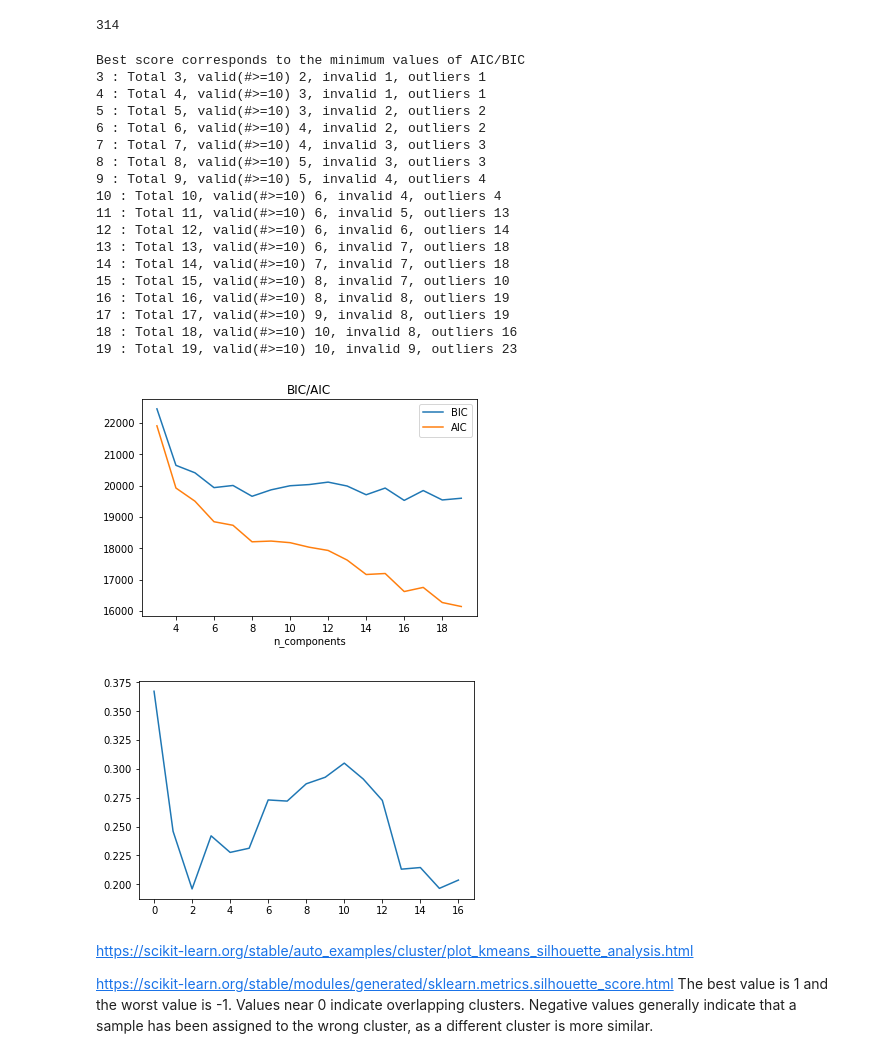
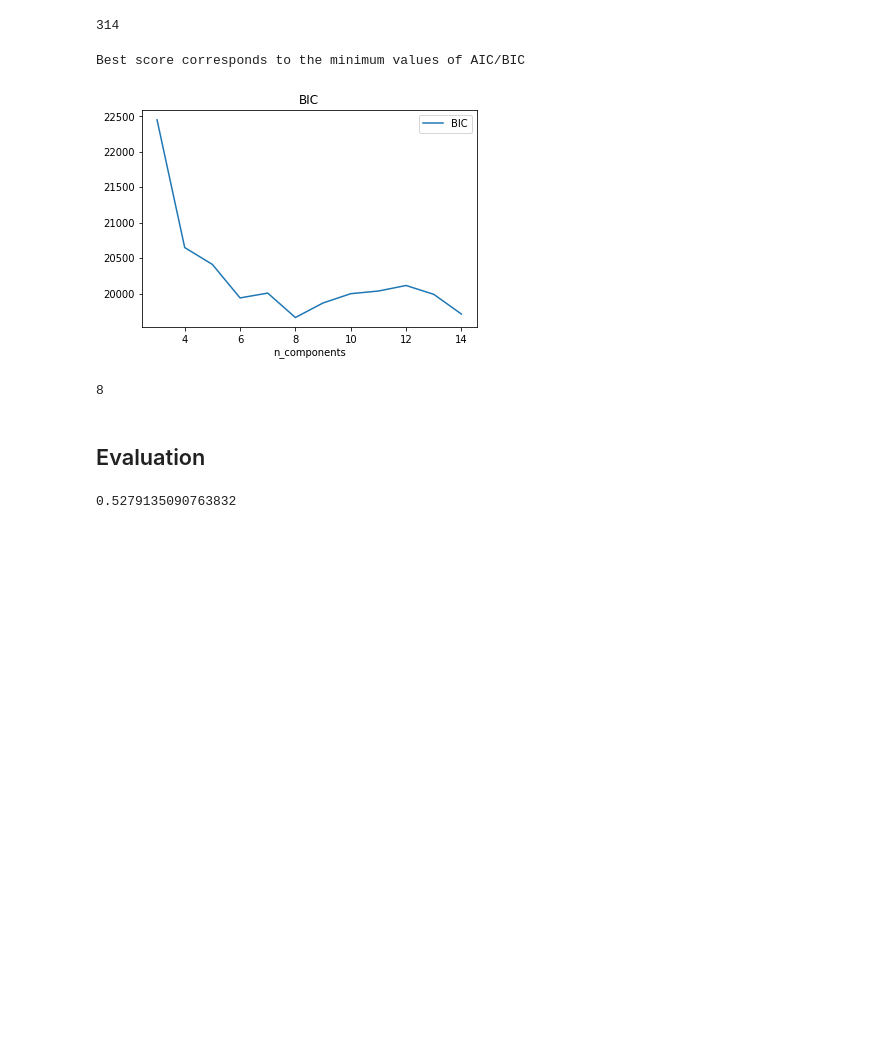
Before and after one commit to ciortanmadalina/single-cell-sota, a Jupyter notebook: gmm/pipeline.ipynb, the cells around one changed output. Cells and saved outputs as stored; diff of their text form; code cells hidden in the pictures; blank space fills up the shorter version.

```diff
--- a/gmm/pipeline.ipynb
+++ b/gmm/pipeline.ipynb
@@ -98,62 +99,27 @@ pc = PCA(n_components=8).fit_transform(scaledDf)
 def bestGMM(pc, c_min, c_max):
     print('Best score corresponds to the minimum values of AIC/BIC')
     bic = []
-    aic = []
-    sil = []
-    valid = []
-    invalid = []
-    outliers = []
+#     sil = []
     numberOfClusters = range (c_min, c_max)
     for n in numberOfClusters:
         model = GaussianMixture(n, covariance_type ='full', random_state = 0).fit(pc)
         clusters = model.predict(pc)
-        ns = list(zip(*sorted(Counter(clusters).items())))[1]
-        ns = np.array(ns)
-        valid.append(len(ns[ns>=10]))
-        invalid.append(len(ns[ns<10]))
-        outliers.append(np.sum(ns[ns<10]))
-        print(f'{n} : Total {len(ns)}, valid(#>=10) {len(ns[ns>=10])}, invalid {len(ns[ns<10])}, outliers {np.sum(ns[ns<10])}' )
         bic.append(model.bic(pc))
-        aic.append(model.aic(pc))
-        sil.append(metrics.silhouette_score(pc,clusters ,metric='euclidean', sample_size=None, random_state=None))
-    #     plt.figure()
-    #     plt.scatter(numberOfClusters, invalid, label = 'nb invalid clusters')
+#         sil.append(metrics.silhouette_score(pc,clusters ,metric='euclidean', sample_size=None, random_state=None))
+
 
     plt.plot(numberOfClusters, bic, label = 'BIC')
-    plt.plot(numberOfClusters, aic, label = 'AIC')
     plt.legend()
-    plt.title('BIC/AIC')
+    plt.title('BIC')
     plt.xlabel('n_components')
     plt.show()
-
-    plt.figure()
-    plt.plot(np.arange(len(sil)), sil, label = 'sil')
-    return valid, invalid, outliers, sil
+#     plt.figure()
+#     plt.plot(numberOfClusters, sil, label = 'sil')
+    return np.array(bic).argmin() + c_min
 # %%
-res = bestGMM(pc, 3, 20)
+n_clust = bestGMM(pc, 3, 15)
+n_clust
 # %% [output]
 Best score corresponds to the minimum values of AIC/BIC
-3 : Total 3, valid(#>=10) 2, invalid 1, outliers 1
-4 : Total 4, valid(#>=10) 3, invalid 1, outliers 1
-5 : Total 5, valid(#>=10) 3, invalid 2, outliers 2
-6 : Total 6, valid(#>=10) 4, invalid 2, outliers 2
-7 : Total 7, valid(#>=10) 4, invalid 3, outliers 3
-8 : Total 8, valid(#>=10) 5, invalid 3, outliers 3
-9 : Total 9, valid(#>=10) 5, invalid 4, outliers 4
-10 : Total 10, valid(#>=10) 6, invalid 4, outliers 4
-11 : Total 11, valid(#>=10) 6, invalid 5, outliers 13
-12 : Total 12, valid(#>=10) 6, invalid 6, outliers 14
-13 : Total 13, valid(#>=10) 6, invalid 7, outliers 18
-14 : Total 14, valid(#>=10) 7, invalid 7, outliers 18
-15 : Total 15, valid(#>=10) 8, invalid 7, outliers 10
-16 : Total 16, valid(#>=10) 8, invalid 8, outliers 19
-17 : Total 17, valid(#>=10) 9, invalid 8, outliers 19
-18 : Total 18, valid(#>=10) 10, invalid 8, outliers 16
-19 : Total 19, valid(#>=10) 10, invalid 9, outliers 23
-[figure, old version]
+[figure, new version]
-[figure, removed]
+8
-# %% [markdown]
-https://scikit-learn.org/stable/auto_examples/cluster/plot_kmeans_silhouette_analysis.html
-
-https://scikit-learn.org/stable/modules/generated/sklearn.metrics.silhouette_score.html
-The best value is 1 and the worst value is -1. Values near 0 indicate overlapping clusters. Negative values generally indicate that a sample has been assigned to the wrong cluster, as a different cluster is more similar.
@@ -159,0 +129,8 @@ The best value is 1 and the worst value is -1. Values near 0 indicate overlappin
+# %% [markdown]
+## Evaluation
+# %%
+score = adjusted_rand_score(truth.clusters.tolist(), clusters)
+
+score
+# %% [output]
+0.5279135090763832
```
Also changed, not shown: parts of 2 cells of this notebook.
